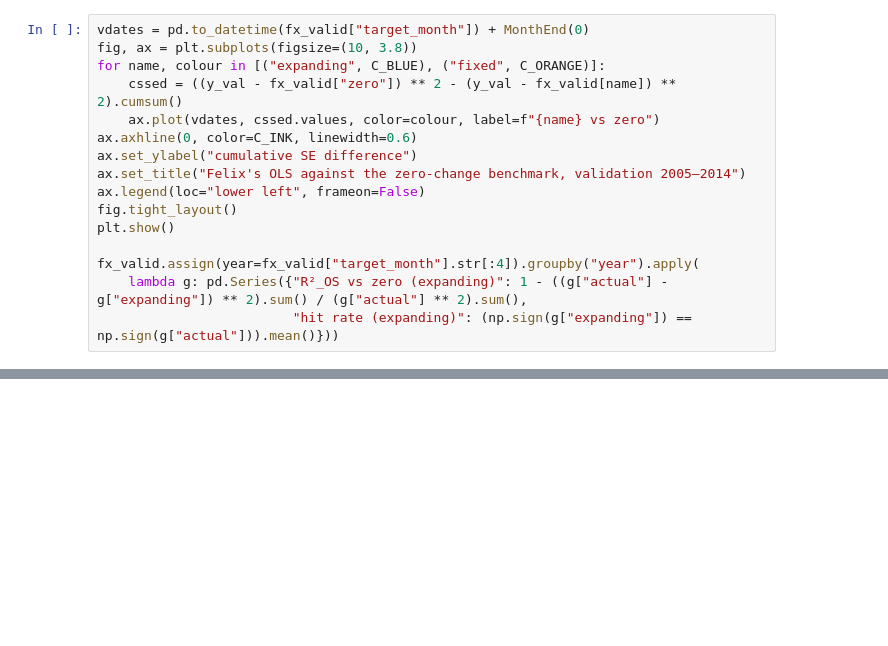
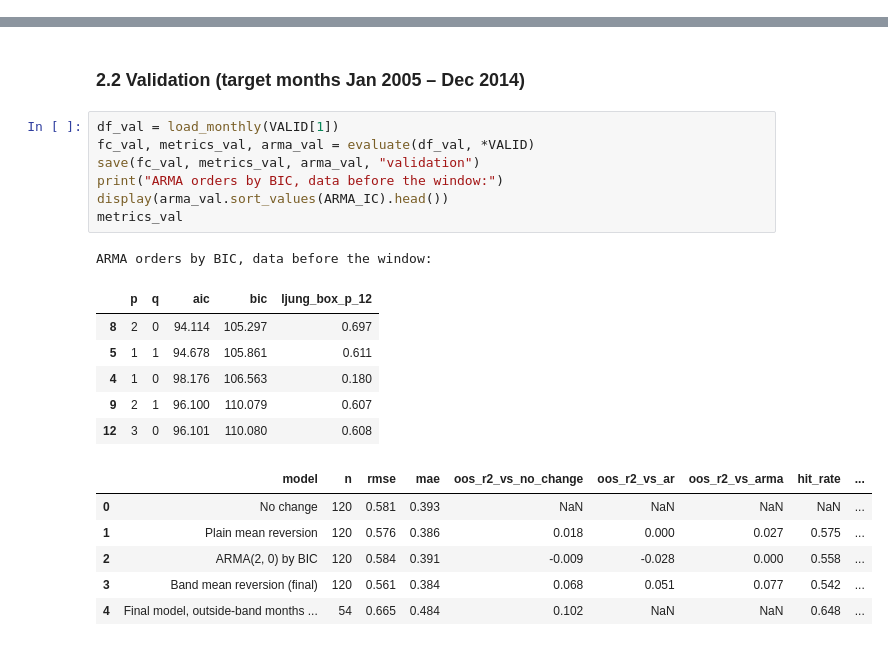
Before and after one commit to Adkid-Zephyr/fe-oil-group-work, a Jupyter notebook: oil-forecasting.ipynb, the cells around one changed output, grey strips where cells are left out. Cells and saved outputs as stored; diff of their text form; blank space fills up the shorter version.

```diff
--- a/oil-forecasting.ipynb
+++ b/oil-forecasting.ipynb
@@ -741,16 +0,0 @@ fx_scores
-# %%
-vdates = pd.to_datetime(fx_valid["target_month"]) + MonthEnd(0)
-fig, ax = plt.subplots(figsize=(10, 3.8))
-for name, colour in [("expanding", C_BLUE), ("fixed", C_ORANGE)]:
-    cssed = ((y_val - fx_valid["zero"]) ** 2 - (y_val - fx_valid[name]) ** 2).cumsum()
-    ax.plot(vdates, cssed.values, color=colour, label=f"{name} vs zero")
-ax.axhline(0, color=C_INK, linewidth=0.6)
-ax.set_ylabel("cumulative SE difference")
-ax.set_title("Felix's OLS against the zero-change benchmark, validation 2005–2014")
-ax.legend(loc="lower left", frameon=False)
-fig.tight_layout()
-plt.show()
-
-fx_valid.assign(year=fx_valid["target_month"].str[:4]).groupby("year").apply(
-    lambda g: pd.Series({"R²_OS vs zero (expanding)": 1 - ((g["actual"] - g["expanding"]) ** 2).sum() / (g["actual"] ** 2).sum(),
-                         "hit rate (expanding)": (np.sign(g["expanding"]) == np.sign(g["actual"])).mean()}))
@@ -817,0 +366,23 @@ pd.DataFrame(roll_check).T
+# %% [markdown]
+### 2.2 Validation (target months Jan 2005 – Dec 2014)
+# %%
+df_val = load_monthly(VALID[1])
+fc_val, metrics_val, arma_val = evaluate(df_val, *VALID)
+save(fc_val, metrics_val, arma_val, "validation")
+print("ARMA orders by BIC, data before the window:")
+display(arma_val.sort_values(ARMA_IC).head())
+metrics_val
+# %% [output]
+ARMA orders by BIC, data before the window:
+|  | p | q | aic | bic | ljung_box_p_12 |
+| 8 | 2 | 0 | 94.114 | 105.297 | 0.697 |
+| 5 | 1 | 1 | 94.678 | 105.861 | 0.611 |
+| 4 | 1 | 0 | 98.176 | 106.563 | 0.180 |
+| 9 | 2 | 1 | 96.100 | 110.079 | 0.607 |
+| 12 | 3 | 0 | 96.101 | 110.080 | 0.608 |
+|  | model | n | rmse | mae | oos_r2_vs_no_change | oos_r2_vs_ar | oos_r2_vs_arma | hit_rate | ... |
+| 0 | No change | 120 | 0.581 | 0.393 | NaN | NaN | NaN | NaN | ... |
+| 1 | Plain mean reversion | 120 | 0.576 | 0.386 | 0.018 | 0.000 | 0.027 | 0.575 | ... |
+| 2 | ARMA(2, 0) by BIC | 120 | 0.584 | 0.391 | -0.009 | -0.028 | 0.000 | 0.558 | ... |
+| 3 | Band mean reversion (final) | 120 | 0.561 | 0.384 | 0.068 | 0.051 | 0.077 | 0.542 | ... |
+| 4 | Final model, outside-band months ... | 54 | 0.665 | 0.484 | 0.102 | NaN | NaN | 0.648 | ... |
```
Also changed, not shown: parts of 100 cells of this notebook, 13 other files.
